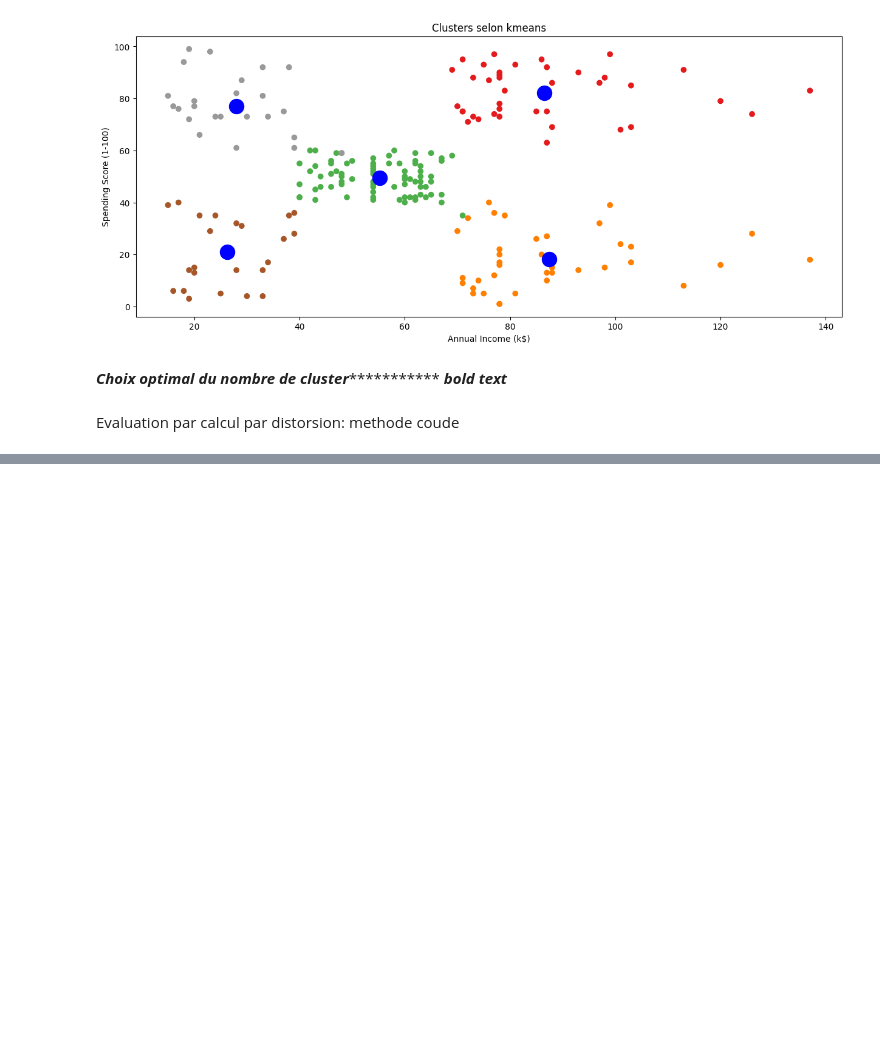
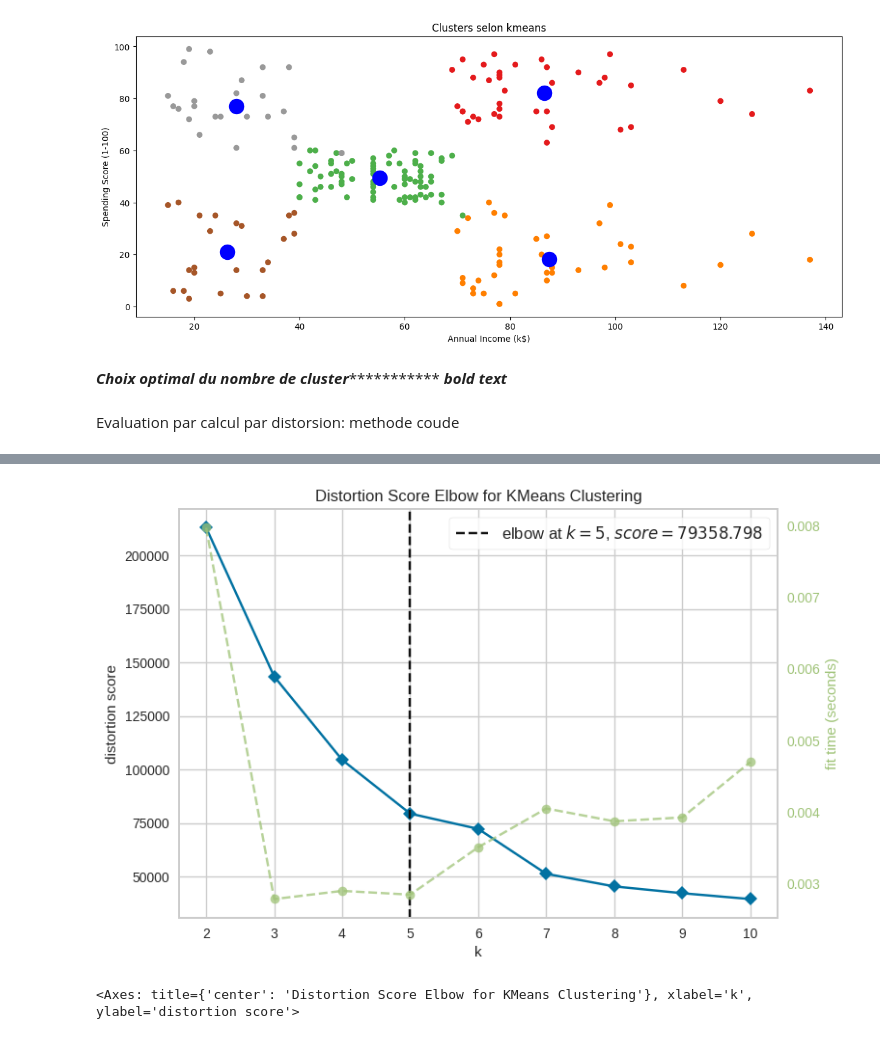
Before and after one commit to douglas-t/acs-community-deployment, a Jupyter notebook: clursering_kmeans.ipynb, the cells around one changed output, grey strips where cells are left out. Saved outputs shown, nothing was run; the diff lists cells and outputs as text; code cells hidden in the pictures; blank space fills up the shorter version.

```diff
--- a/clursering_kmeans.ipynb
+++ b/clursering_kmeans.ipynb
@@ -205,0 +227,13 @@ plt.show()
+# %%
+#Utilisation de la mothode KElbow visualizer pour trouver le nombre optimal des clusters
+#Il faut installer la librairie yellowbrick : pip install yellowbrick
+from yellowbrick.cluster import KElbowVisualizer
+model=KMeans()
+# k=nombre de cluster
+# Distortion est la valeur par defaut / methode de coude
+visualizer_Eblow=KElbowVisualizer(model,k=(2,11), metric='distortion', timings=True)
+visualizer_Eblow.fit(data_mall)
+visualizer_Eblow.show()
+# %% [output]
+[figure, added]
+<Axes: title={'center': 'Distortion Score Elbow for KMeans Clustering'}, xlabel='k', ylabel='distortion score'>
```
Also changed, not shown: parts of 3 cells of this notebook.
